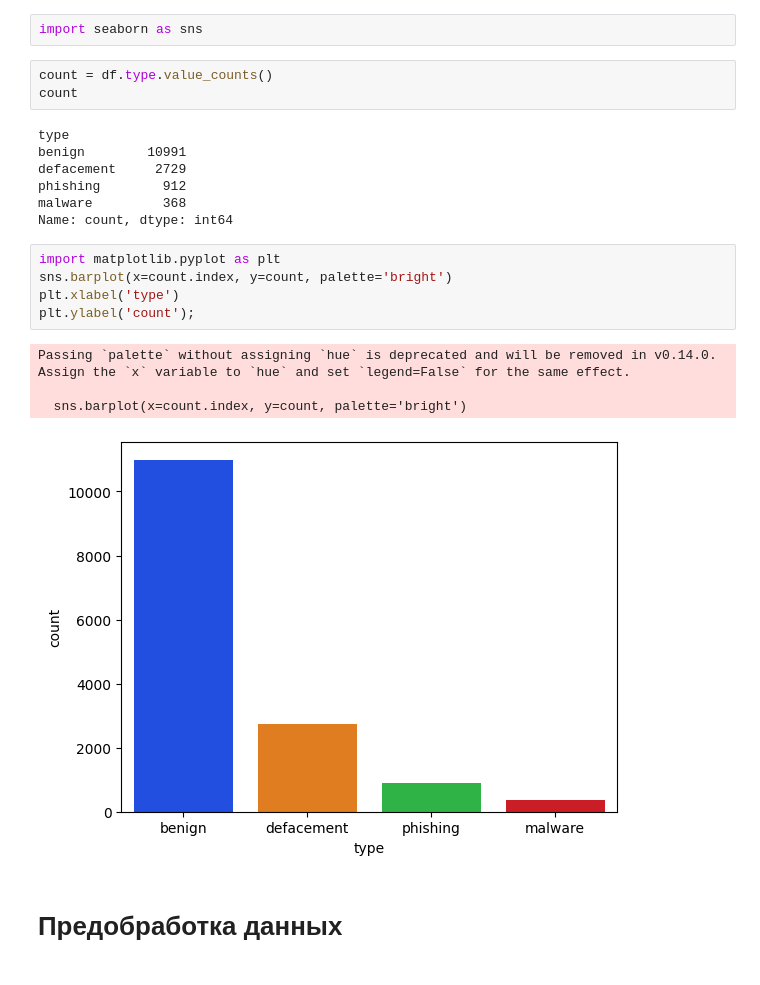
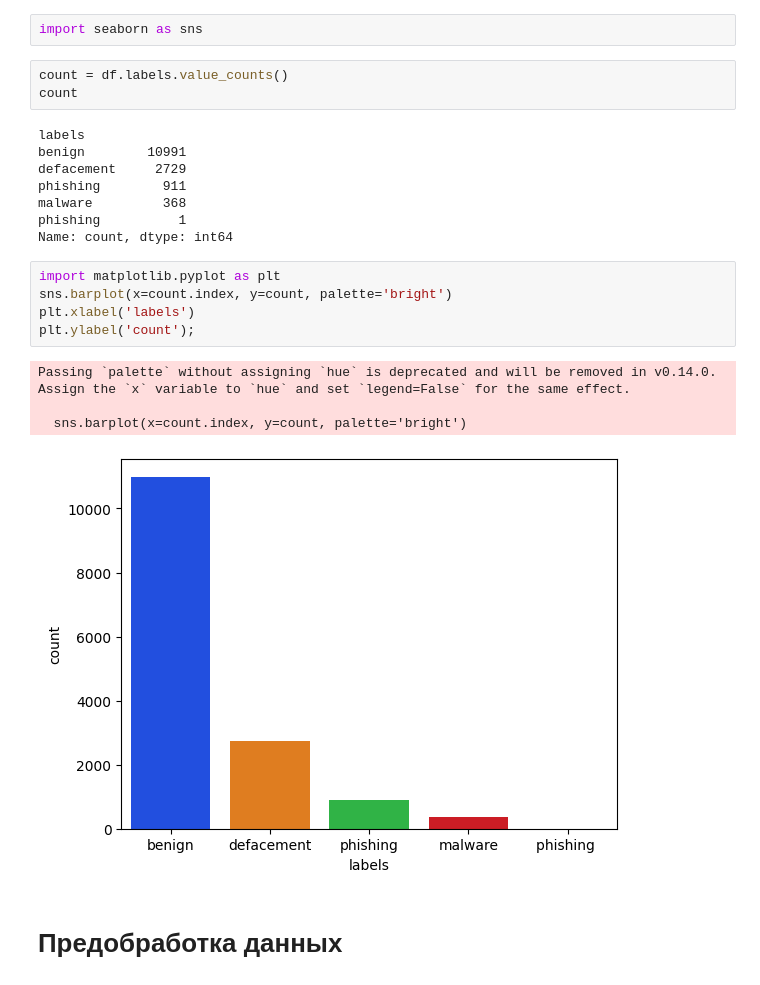
Before and after one commit to Sanyapushka8/URL, a Jupyter notebook: URL.ipynb, the cells around one changed output. Saved outputs shown, nothing was run; the diff lists cells and outputs as text.

```diff
--- a/URL.ipynb
+++ b/URL.ipynb
@@ -76,25 +76,26 @@ dtype: int64
 # %%
 import seaborn as sns
 # %%
-count = df.type.value_counts()
+count = df.labels.value_counts()
 count
 # %% [output]
-type
+labels
 benign        10991
 defacement     2729
-phishing        912
+phishing        911
 malware         368
+phishing          1
 Name: count, dtype: int64
 # %%
 import matplotlib.pyplot as plt
 sns.barplot(x=count.index, y=count, palette='bright')
-plt.xlabel('type')
+plt.xlabel('labels')
 plt.ylabel('count');
 # %% [output]
 Passing `palette` without assigning `hue` is deprecated and will be removed in v0.14.0. Assign the `x` variable to `hue` and set `legend=False` for the same effect.
 
   sns.barplot(x=count.index, y=count, palette='bright')
-[figure, old version]
+[figure, new version]
 # %% [markdown]
 # Предобработка данных
 # %% [markdown]
```
Also changed, not shown: parts of 15 cells of this notebook, 1 other file.
